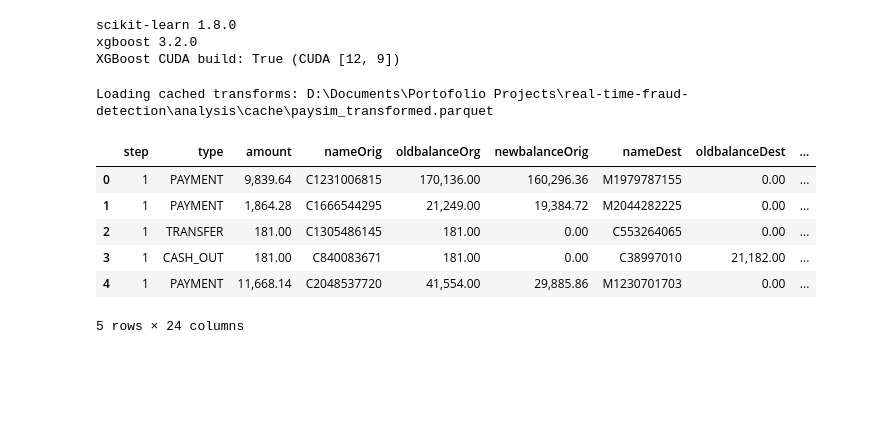
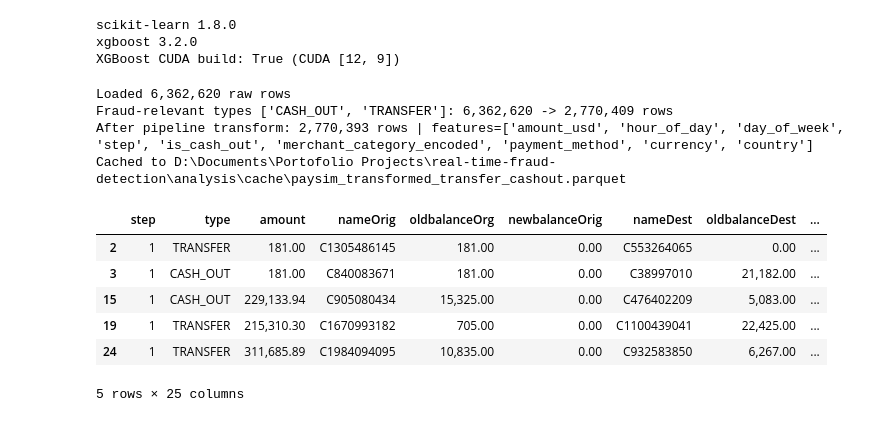
Before and after one commit to mnaufaldr01/real-time-fraud-detection, a Jupyter notebook: models/model-training.ipynb, the cells around one changed output. Drawn from its saved outputs; the diff is of its cells as text; code cells hidden in the pictures; blank space fills up the shorter version.

```diff
--- a/models/model-training.ipynb
+++ b/models/model-training.ipynb
@@ -27,12 +31,15 @@ if str(PROJECT_ROOT) not in sys.path:
 
 SAMPLE_DIR = PROJECT_ROOT / "producer" / "sample_dataset"
 DATA_PATH = SAMPLE_DIR / PAYSIM_CSV_NAME
-CACHE_PATH = PROJECT_ROOT / "analysis" / "cache" / "paysim_transformed.parquet"
+CACHE_PATH = PROJECT_ROOT / "analysis" / "cache" / "paysim_transformed_transfer_cashout.parquet"
 MODEL_PATH = PROJECT_ROOT / "models" / "fraud_classifier_v1.joblib"
+
+# PaySim fraud only occurs in TRANSFER + CASH_OUT (matches bank_transfer scoring scope)
+FRAUD_TYPES_ONLY = True
 
 # Set to an integer (e.g. 200_000) for faster iteration; None = full dataset
 SAMPLE_ROWS = None
-REBUILD_CACHE = False
+REBUILD_CACHE = True  # set True once after feature/schema changes to refresh parquet cache
 
 # Hyperparameter search (RandomizedSearchCV on a train subsample)
 TUNE_HYPERPARAMS = True
@@ -149,27 +156,38 @@ from sklearn.pipeline import Pipeline
 # %%
 if CACHE_PATH.exists() and not REBUILD_CACHE and SAMPLE_ROWS is None:
     print(f"Loading cached transforms: {CACHE_PATH}")
     df = pd.read_parquet(CACHE_PATH)
 else:
     raw = pd.read_csv(DATA_PATH, nrows=SAMPLE_ROWS)
     print(f"Loaded {len(raw):,} raw rows")
-    df = transform_paysim_dataframe(raw, sample_rows=None, validate_sample=100)
-    print(f"After pipeline transform: {len(df):,} rows (static features only)")
+    df = transform_paysim_dataframe(
+        raw,
+        sample_rows=None,
+        validate_sample=100,
+        fraud_types_only=FRAUD_TYPES_ONLY,
+    )
+    print(
+        f"After pipeline transform: {len(df):,} rows | "
+        f"features={FEATURE_COLUMNS}",
+    )
     if SAMPLE_ROWS is None:
         CACHE_PATH.parent.mkdir(parents=True, exist_ok=True)
         df.to_parquet(CACHE_PATH, index=False)
         print(f"Cached to {CACHE_PATH}")
 
 df.head()
 # %% [output]
-Loading cached transforms: D:\Documents\Portofolio Projects\real-time-fraud-detection\analysis\cache\paysim_transformed.parquet
+Loaded 6,362,620 raw rows
+Fraud-relevant types ['CASH_OUT', 'TRANSFER']: 6,362,620 -> 2,770,409 rows
+After pipeline transform: 2,770,393 rows | features=['amount_usd', 'hour_of_day', 'day_of_week', 'step', 'is_cash_out', 'merchant_category_encoded', 'payment_method', 'currency', 'country']
+Cached to D:\Documents\Portofolio Projects\real-time-fraud-detection\analysis\cache\paysim_transformed_transfer_cashout.parquet
 |  | step | type | amount | nameOrig | oldbalanceOrg | newbalanceOrig | nameDest | oldbalanceDest | ... |
-| 0 | 1 | PAYMENT | 9,839.64 | C1231006815 | 170,136.00 | 160,296.36 | M1979787155 | 0.00 | ... |
-| 1 | 1 | PAYMENT | 1,864.28 | C1666544295 | 21,249.00 | 19,384.72 | M2044282225 | 0.00 | ... |
 | 2 | 1 | TRANSFER | 181.00 | C1305486145 | 181.00 | 0.00 | C553264065 | 0.00 | ... |
 | 3 | 1 | CASH_OUT | 181.00 | C840083671 | 181.00 | 0.00 | C38997010 | 21,182.00 | ... |
-| 4 | 1 | PAYMENT | 11,668.14 | C2048537720 | 41,554.00 | 29,885.86 | M1230701703 | 0.00 | ... |
+| 15 | 1 | CASH_OUT | 229,133.94 | C905080434 | 15,325.00 | 0.00 | C476402209 | 5,083.00 | ... |
+| 19 | 1 | TRANSFER | 215,310.30 | C1670993182 | 705.00 | 0.00 | C1100439041 | 22,425.00 | ... |
+| 24 | 1 | TRANSFER | 311,685.89 | C1984094095 | 10,835.00 | 0.00 | C932583850 | 6,267.00 | ... |
-5 rows × 24 columns
+5 rows × 25 columns
 # %%
 print("Fraud rate:", f"{df['isFraud'].mean():.4%}")
 print("Columns for model:", FEATURE_COLUMNS)
```
Also changed, not shown: parts of 8 cells of this notebook, 2 other files.
